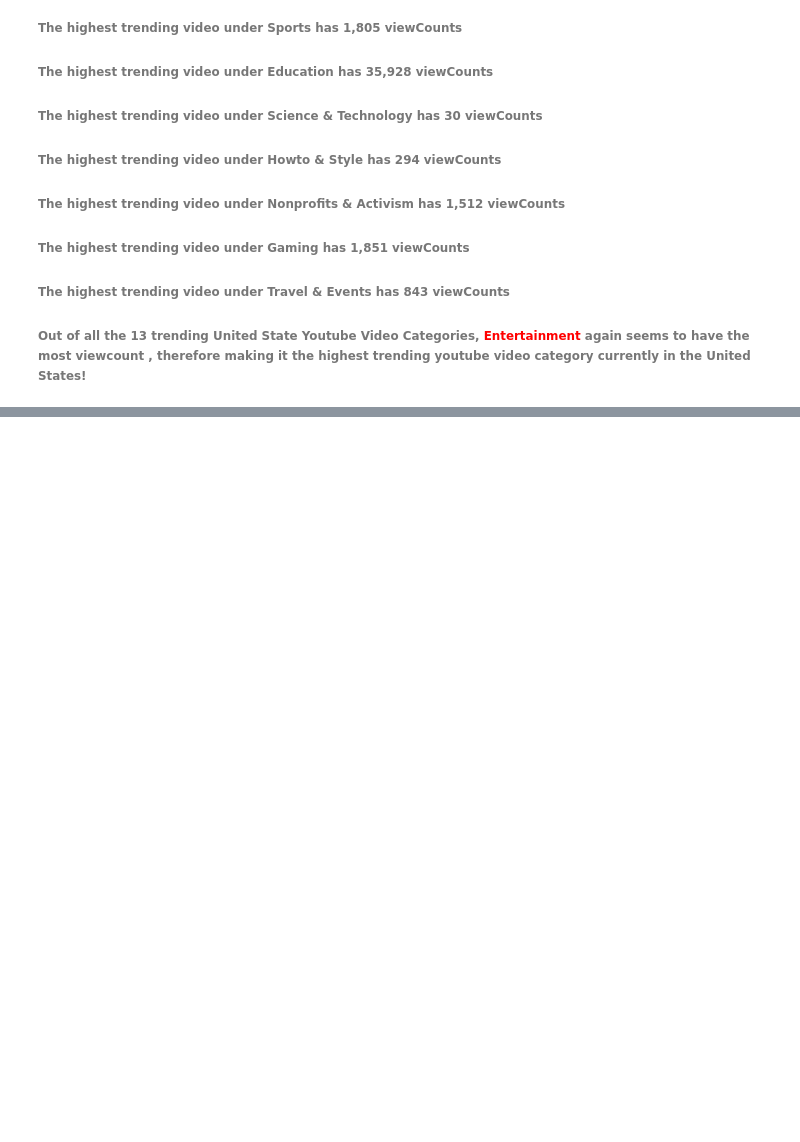
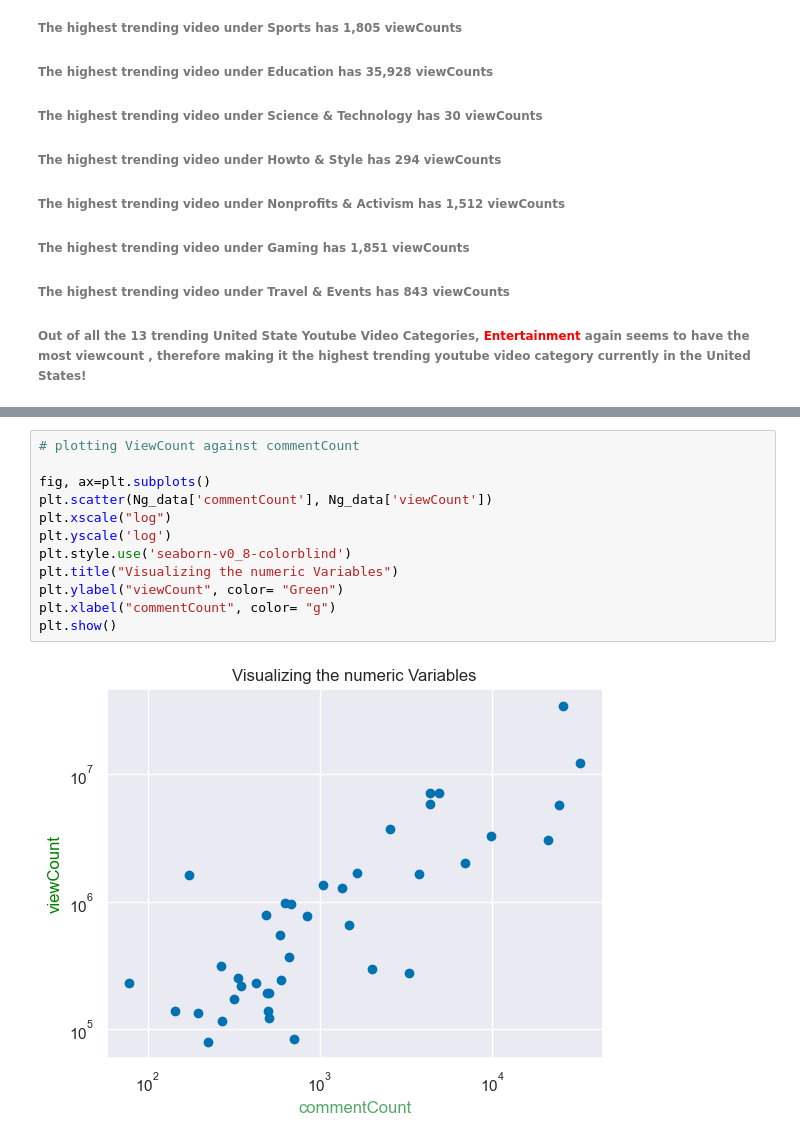
Before and after one commit to Kelvs95/DSM_CAPSTONE_PROJECT, a Jupyter notebook: Capstone_1.ipynb, the cells around one changed output, grey strips where cells are left out. Drawn from its saved outputs; the diff is of its cells as text; blank space fills up the shorter version.

```diff
--- a/Capstone_1.ipynb
+++ b/Capstone_1.ipynb
@@ -102,0 +339,14 @@ US_data.sort_values(by=['videoCategoryLabel', 'videoTitle', 'videoDescription','
+# %%
+# plotting ViewCount against commentCount
+
+fig, ax=plt.subplots()
+plt.scatter(Ng_data['commentCount'], Ng_data['viewCount'])
+plt.xscale("log")
+plt.yscale('log')
+plt.style.use('seaborn-v0_8-colorblind')
+plt.title("Visualizing the numeric Variables")
+plt.ylabel("viewCount", color= "Green")
+plt.xlabel("commentCount", color= "g")
+plt.show()
+# %% [output]
+[figure, added]
```
Also changed, not shown: parts of 15 cells of this notebook.
